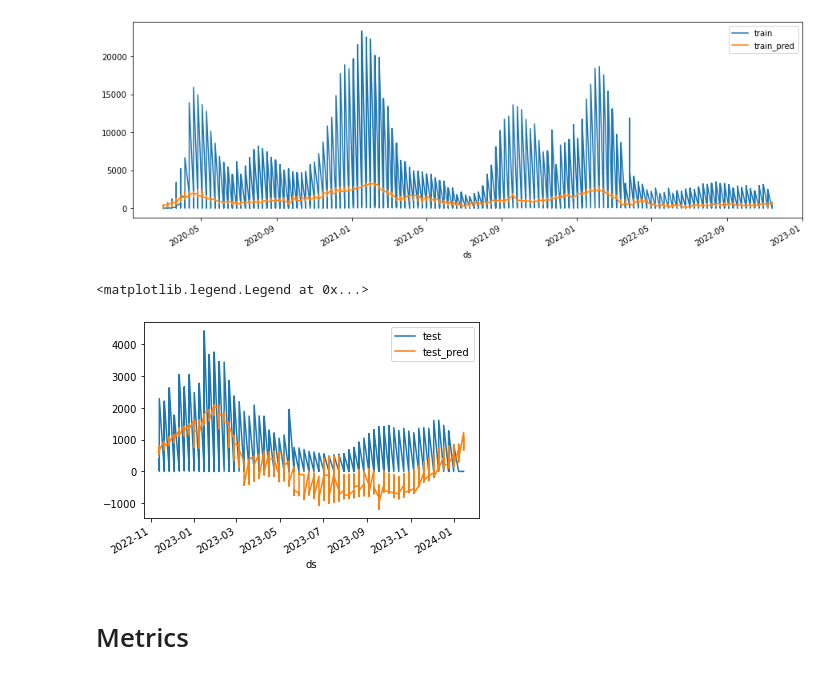
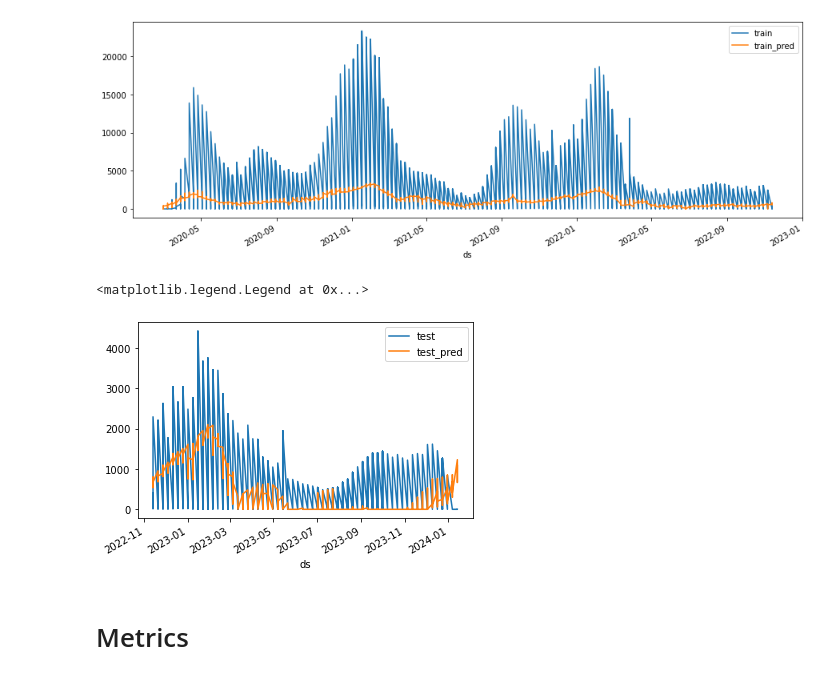
Before and after one commit to y-ginther/DS-Capstone, a Jupyter notebook: Prophet_c.ipynb, the cells around one changed output. Saved outputs shown, nothing was run; the diff lists cells and outputs as text; code cells hidden in the pictures.

```diff
--- a/Prophet_c.ipynb
+++ b/Prophet_c.ipynb
@@ -1392,11 +1435,12 @@ plt.legend(['train', 'train_pred'])
 [figure]
 # %%
 test_pred=model_holiday.predict(multivar_test.reset_index()).set_index('ds')
+test_pred['yhat'] = np.maximum(test_pred['yhat'], 0) # clamp negtaive values
 pd.concat([multivar_test['y'],test_pred['yhat']], axis=1).plot( )
 plt.legend(['test', 'test_pred'])
 # %% [output]
 <matplotlib.legend.Legend at 0x...>
-[figure, old version]
+[figure, new version]
 # %%
 mae = mean_absolute_error(multivar_test['y'],test_pred['yhat'])
 r2 = r2_score(multivar_test['y'],test_pred['yhat'])
```
Also changed, not shown: parts of 61 cells of this notebook.
